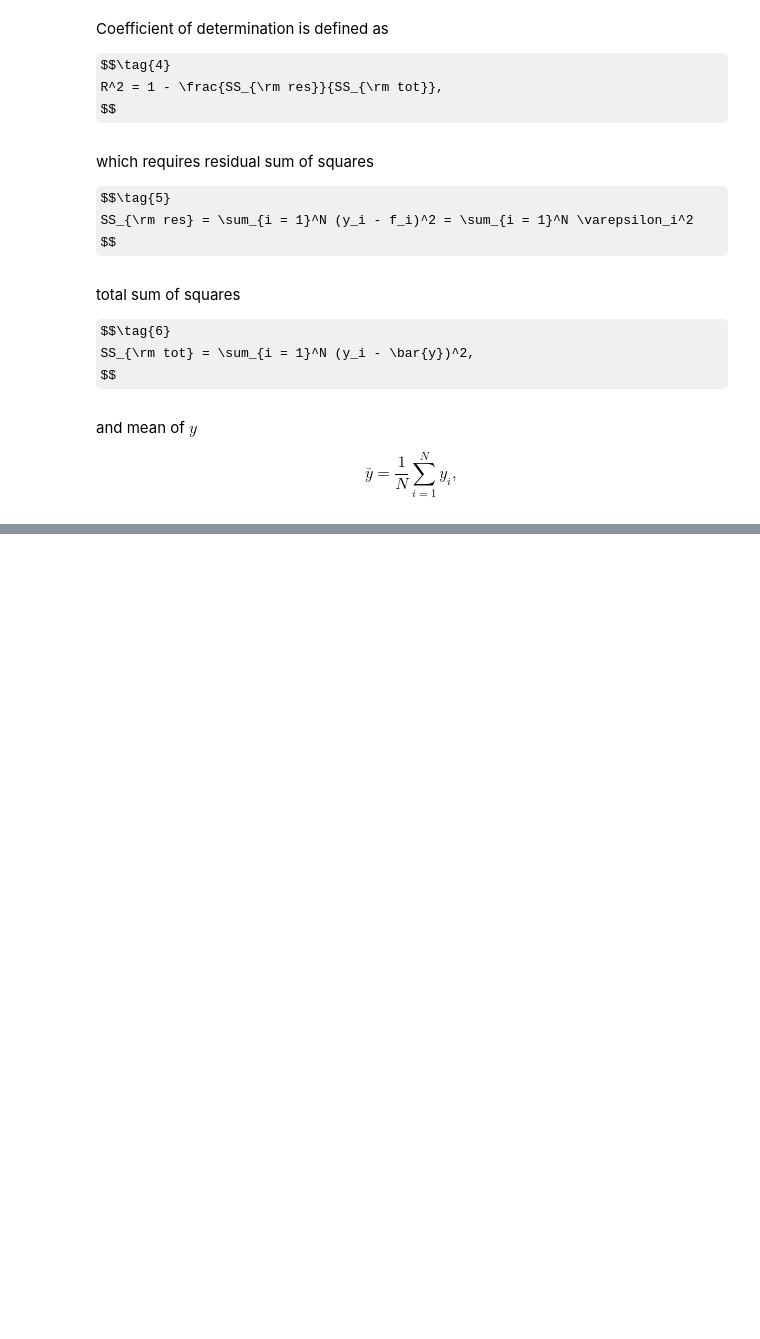
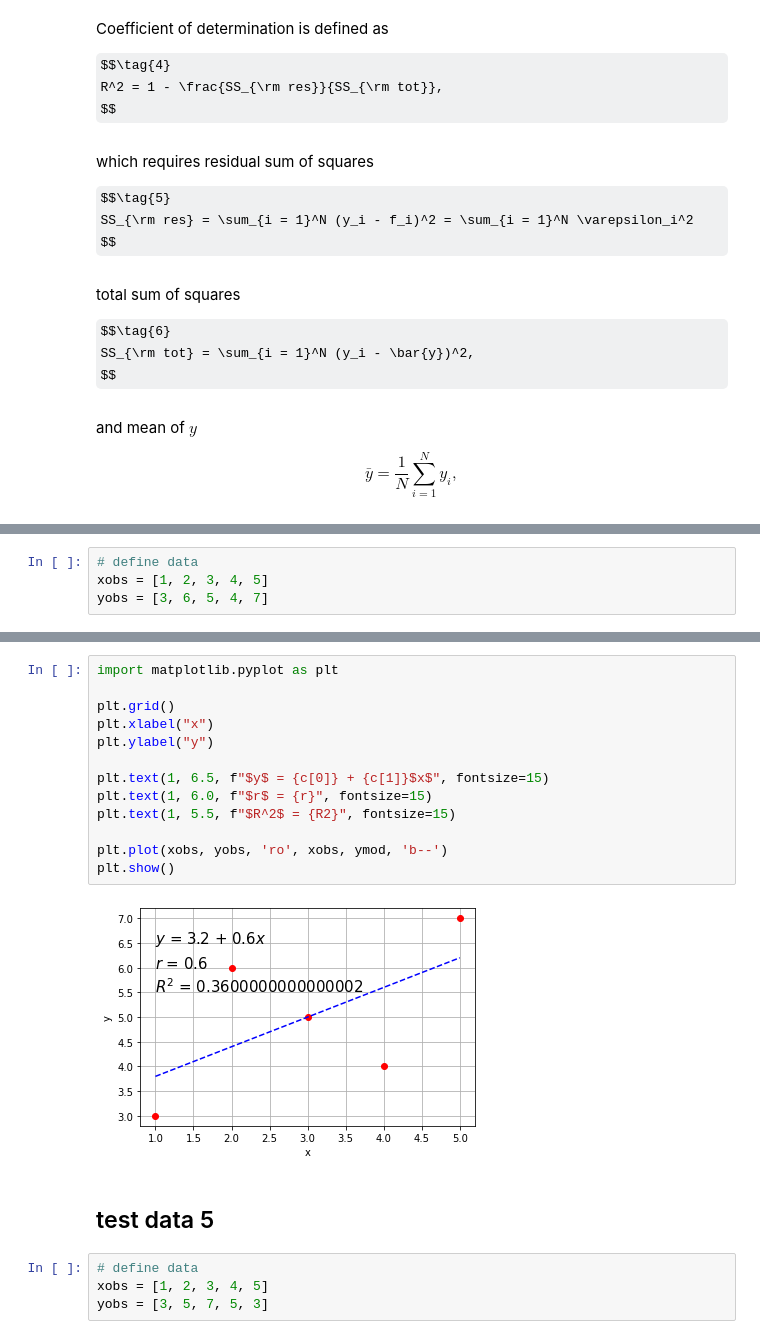
Before and after one commit to dudung/py-jupyter-nb, a Jupyter notebook: src/nummeth/curve_fitting/linear_regression.ipynb, the cells around one changed output, grey strips where cells are left out. Saved outputs shown, nothing was run; the diff lists cells and outputs as text; some formulas as TeX source; blank space fills up the shorter version.

```diff
--- a/src/nummeth/curve_fitting/linear_regression.ipynb
+++ b/src/nummeth/curve_fitting/linear_regression.ipynb
@@ -88,0 +357,4 @@ print(Sy, Sx, Sxx)
+# %%
+# define data
+xobs = [1, 2, 3, 4, 5]
+yobs = [3, 6, 5, 4, 7]
@@ -88,0 +412,21 @@ print(Sy, Sx, Sxx)
+# %%
+import matplotlib.pyplot as plt
+
+plt.grid()
+plt.xlabel("x")
+plt.ylabel("y")
+
+plt.text(1, 6.5, f"$y$ = {c[0]} + {c[1]}$x$", fontsize=15)
+plt.text(1, 6.0, f"$r$ = {r}", fontsize=15)
+plt.text(1, 5.5, f"$R^2$ = {R2}", fontsize=15)
+
+plt.plot(xobs, yobs, 'ro', xobs, ymod, 'b--')
+plt.show()
+# %% [output]
+[figure, added]
+# %% [markdown]
+## test data 5
+# %%
+# define data
+xobs = [1, 2, 3, 4, 5]
+yobs = [3, 5, 7, 5, 3]
```
Also changed, not shown: parts of 42 cells of this notebook.
